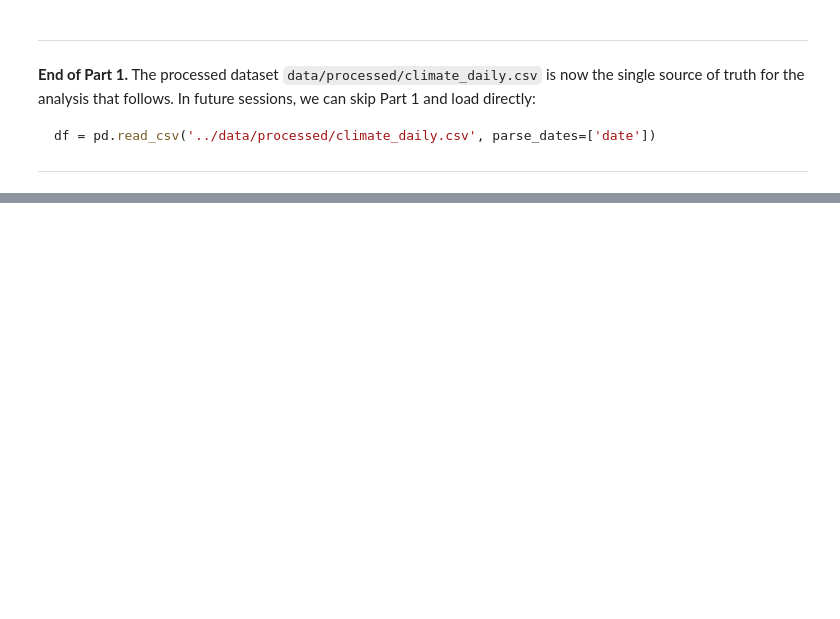
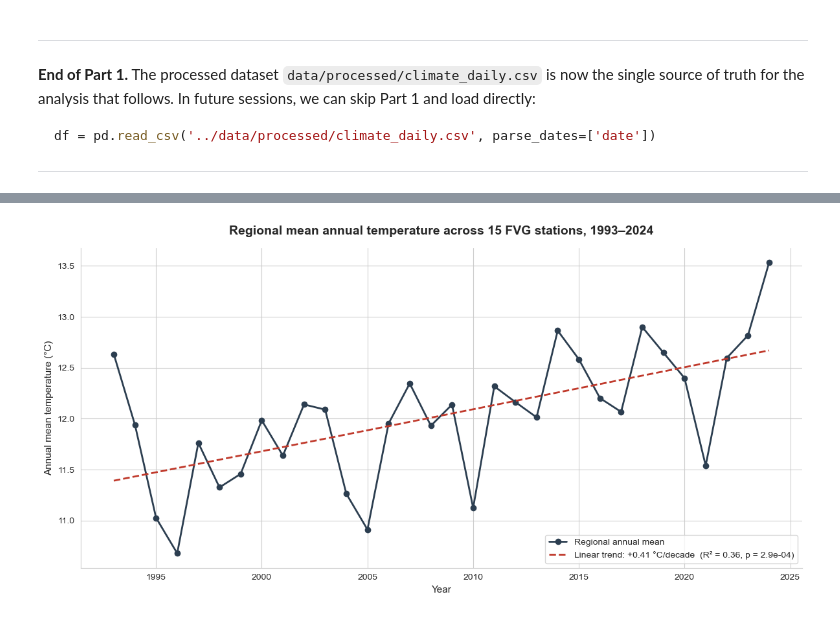
Before and after one commit to edg93/data-science-portfolio, a Jupyter notebook: climate-fvg/notebooks/climate_analysis.ipynb, the cells around one changed output, grey strips where cells are left out. Cells and saved outputs as stored; diff of their text form; code cells hidden in the pictures; blank space fills up the shorter version.

Commit message:
Climate FVG: Part 1 prep complete + Section 2.1 temperature trends

```diff
--- a/climate-fvg/notebooks/climate_analysis.ipynb
+++ b/climate-fvg/notebooks/climate_analysis.ipynb
@@ -265,0 +302,20 @@ Planned sections:
+# %%
+# Annual mean temperature per station, requiring ≥ 300 days of data per year
+annual = (
+    df.dropna(subset=['temp_mean'])
+      .groupby(['station_key', 'year'])
+      .agg(annual_temp_mean=('temp_mean', 'mean'),
+           days=('temp_mean', 'size'))
+      .reset_index()
+)
+
+# Filter to station-years with good coverage
+annual = annual[annual['days'] >= 300].drop(columns=['days'])
+
+# Add elevation for later charts
+annual = annual.merge(
+    stations[['key', 'elevation_m']],
+    left_on='station_key', right_on='key', how='left'
+).drop(columns=['key'])
+
+print(f"Annual temperature observations: {len(annual):,} station-years")
@@ -265,0 +373,28 @@ Planned sections:
+# %%
+# Regional average: equal-weight across all stations per year
+regional = annual.groupby('year')['annual_temp_mean'].mean().reset_index()
+
+fit = linregress(regional['year'], regional['annual_temp_mean'])
+
+fig, ax = plt.subplots(figsize=(12, 6))
+ax.plot(regional['year'], regional['annual_temp_mean'],
+        marker='o', linewidth=2, markersize=6, color='#2c3e50',
+        label='Regional annual mean')
+
+years = regional['year'].values
+ax.plot(years, fit.intercept + fit.slope * years,
+        linestyle='--', color='#c0392b', linewidth=2,
+        label=f'Linear trend: +{fit.slope*10:.2f} °C/decade  (R² = {fit.rvalue**2:.2f}, p = {fit.pvalue:.1e})')
+
+ax.set_xlabel('Year', fontsize=11)
+ax.set_ylabel('Annual mean temperature (°C)', fontsize=11)
+ax.set_title('Regional mean annual temperature across 15 FVG stations, 1993–2024',
+             fontweight='bold', pad=15)
+ax.legend(loc='lower right', fontsize=10, frameon=True)
+ax.spines['top'].set_visible(False)
+ax.spines['right'].set_visible(False)
+
+plt.tight_layout()
+plt.show()
+# %% [output]
+[figure, added]
```
Also changed, not shown: parts of 14 cells of this notebook, 1 other file.
